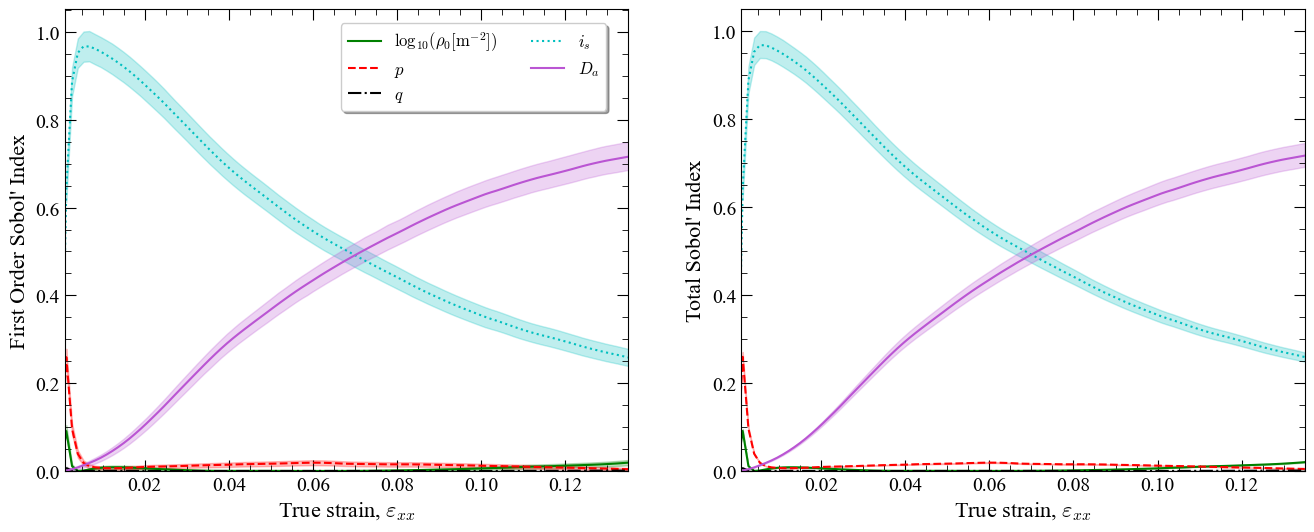
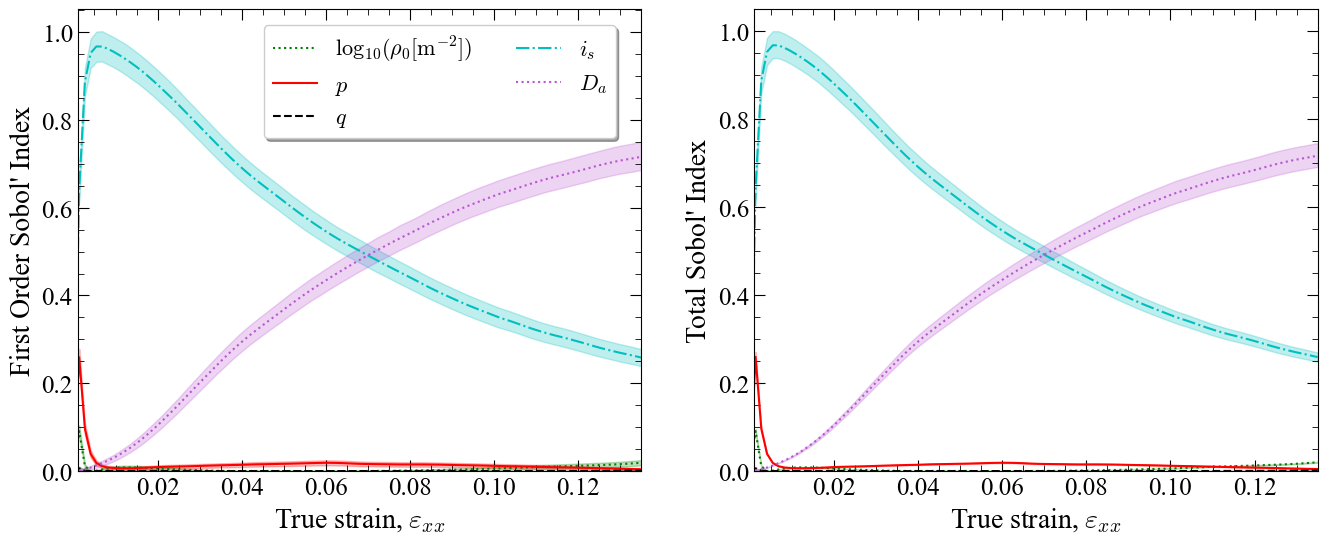
Code edit (unified diff) that turned the first committed figure into the second:
--- before
+++ after
@@ -19,9 +19,9 @@
     axs_dislo_sobol_111[1].plot(strain_incs,local_sobol_dislo_111_final.total_order[:,i], ls = next(SA_linecycler_total), color = color, label=fr'{dislo_fitting_param_names[i]}')
 
-L_111_final = axs_dislo_sobol_111[0].legend(loc = (0.49, 0.78), ncol = 2, fontsize = 12, shadow = True)
-axs_dislo_sobol_111[0].set_ylabel("First Order Sobol' Index", fontsize=16)
-axs_dislo_sobol_111[1].set_ylabel("Total Sobol' Index", fontsize=16)
-axs_dislo_sobol_111[0].set_xlabel(r'True strain, $\varepsilon_{xx}$', fontsize=16, math_fontfamily = 'cm')
-axs_dislo_sobol_111[1].set_xlabel(r'True strain, $\varepsilon_{xx}$', fontsize=16, math_fontfamily = 'cm')
+L_111_final = axs_dislo_sobol_111[0].legend(loc = (0.33, 0.72), ncol = 2, fontsize = 16, shadow = True)
+axs_dislo_sobol_111[0].set_ylabel("First Order Sobol' Index", fontsize=20)
+axs_dislo_sobol_111[1].set_ylabel("Total Sobol' Index", fontsize=20)
+axs_dislo_sobol_111[0].set_xlabel(r'True strain, $\varepsilon_{xx}$', fontsize=20, math_fontfamily = 'cm')
+axs_dislo_sobol_111[1].set_xlabel(r'True strain, $\varepsilon_{xx}$', fontsize=20, math_fontfamily = 'cm')
 
 for text in L_111_final.get_texts():
@@ -32,12 +32,15 @@
 axs_dislo_sobol_111[1].set_xlim(0.001, max(strain_incs))
 
+#axs_dislo_sobol_111[0].set_xscale('log')
+#axs_dislo_sobol_111[1].set_xscale('log')
+
 axs_dislo_sobol_111[0].set_ylim(0)
 axs_dislo_sobol_111[1].set_ylim(0)
 
-axs_dislo_sobol_111[0].tick_params(which = 'both', direction = 'in', top = True, right = True, labelsize = 14)
+axs_dislo_sobol_111[0].tick_params(which = 'both', direction = 'in', top = True, right = True, labelsize = 18)
 axs_dislo_sobol_111[0].tick_params(which = 'minor', length = 4)
 axs_dislo_sobol_111[0].tick_params(which = 'major', length = 8)
 
-axs_dislo_sobol_111[1].tick_params(which = 'both', direction = 'in', top = True, right = True, labelsize = 14)
+axs_dislo_sobol_111[1].tick_params(which = 'both', direction = 'in', top = True, right = True, labelsize = 18)
 axs_dislo_sobol_111[1].tick_params(which = 'minor', length = 4)
 axs_dislo_sobol_111[1].tick_params(which = 'major', length = 8)
@@ -48,3 +51,3 @@
 axs_dislo_sobol_111[1].yaxis.set_minor_locator(AutoMinorLocator(4))
 
-plt.savefig('./plots/sobol_SA/dislotwin_sobol_sensitivity_analysis.png', dpi = 800)
+#plt.savefig('./plots/sobol_SA/dislotwin_sobol_sensitivity_analysis.png', dpi = 800)

Commit: Added plots used for polycrystal comparison from single crystal parameters. Amended formatting for some previously uploaded plots.